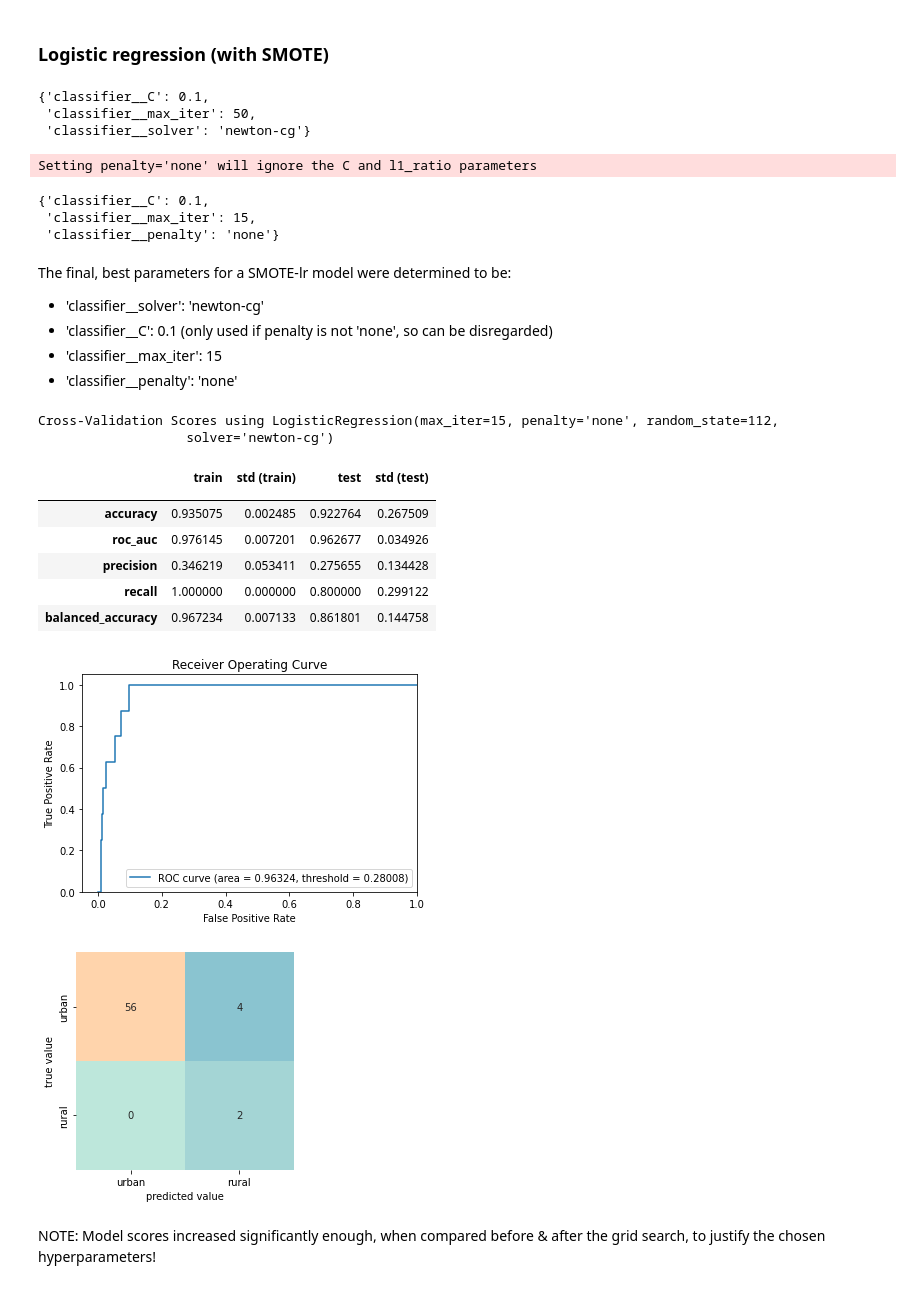
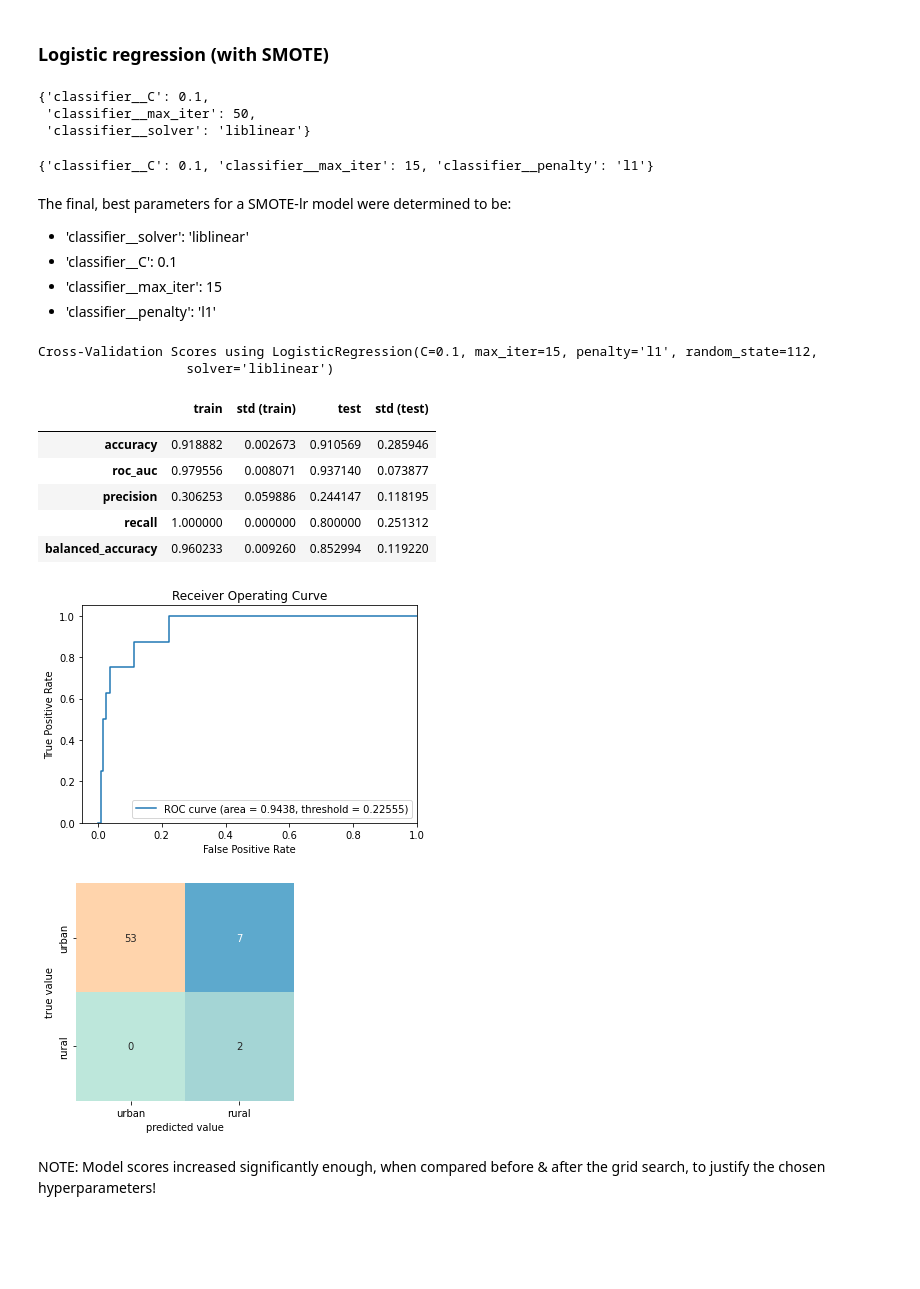
Before and after one commit to maria-jl/DRIVES-rural-urban, a Jupyter notebook: driving correlations (machine learning)/7. rural urban_driving MODELS.ipynb, the cells around one changed output. Saved outputs shown, nothing was run; the diff lists cells and outputs as text; code cells hidden in the pictures; blank space fills up the shorter version.

```diff
--- a/driving correlations (machine learning)/7. rural urban_driving MODELS.ipynb
+++ b/driving correlations (machine learning)/7. rural urban_driving MODELS.ipynb
@@ -328,0 +389,27 @@ sns.heatmap(pd.concat([X, y], axis = 1).corr(), annot = True, cbar = False, squa
+# %%
+from statistics import mean, stdev
+from math import sqrt
+
+def cohen_d(ruralf, urbanf):
+    n_urban = 238
+    n_rural = 8
+
+    pooled_std = sqrt( ( (n_rural - 1)*(stdev(ruralf)**2) + (n_urban - 1)*(stdev(urbanf)**2) ) / (n_rural + n_urban - 2) )
+
+    return (mean(ruralf) - mean(urbanf))/pooled_std
+# %%
+retained_features = []
+
+for f in X2.columns: ## for feature in X2... still using X2 at this point so that cohen's d values for all features are available for reference
+    cd = cohen_d(rural.loc[:, f], urban.loc[:, f])
+
+    if (cd >= 0.2) or (cd <= -0.2):
+        print(f"cohen's d of {f}", cd)
+        retained_features.append(f)
+
+X4 = X3.filter(retained_features)
+
+# as a rule, cohen's d < 0.2 --> small effect
+#                      < 0.5 --> medium effect
+#                      < 0.8 --> large effect
+# and so on...
@@ -328,0 +451,2 @@ sns.heatmap(pd.concat([X, y], axis = 1).corr(), annot = True, cbar = False, squa
+# %%
+X = X4.drop(columns = ['avg. no. hard braking/trip', 'avg. no. hard accel/trip', 'average AVG acceleration', 'average AVG jerk', 'average AVG speed', 'average SD of speed', 'avg. no. speeding/trip'])
@@ -429,12 +564,14 @@ def RUconfusion (model, smote = False):
 
     X_train, X_test, y_train, y_test = train_test_split(X, y, test_size = 0.25, stratify = y, random_state = 112)
 
-    X_train._index(drop = True, inplace = True) ## resetting indices of all sets, since mixed indices may
+    X_train.reset_index(drop = True, inplace = True) ## resetting indices of all sets, since mixed indices may
     X_test.reset_index(drop = True, inplace = True)   ## negatively impact the model in some cases
     y_train.reset_index(drop = True, inplace = True)
     y_test.reset_index(drop = True, inplace = True)
 
     ### performing feature transformation (preprocessing)
+    s = StandardScaler()
+
     X_train = pd.DataFrame(s.fit_transform(X_train), columns = X_train.columns) # transforming the values for each feature in train based on the mean/std of that feature
     X_test = pd.DataFrame(s.fit_transform(X_test), columns = X_test.columns)    ## while best practice is apparently to standardize test features based on mean/std in train,
                                                                                 ### the pipeline does not seem to do so, so we will reflect this in the confusion matrix
@@ -521,7 +658,7 @@ from sklearn.linear_model import LogisticRegression
 
 CV = StratifiedKFold(n_splits = 4, shuffle = True, random_state = 112)
 # %%
-# Preliminary grid search (searches 5x9x5 = 225 sets of random values)
+# Preliminary grid search (searches 5x9x4 = 180 sets of random values)
 
 pipeline = Pipeline(steps = [['scaler', StandardScaler()],
                              ['oversampler', SMOTE(random_state = 112)],
@@ -529,7 +666,7 @@ pipeline = Pipeline(steps = [['scaler', StandardScaler()],
 
 grid = {'classifier__solver': ['newton-cg', 'lbfgs', 'liblinear', 'sag', 'saga'], ## note 'classifier__' needed to specify the element in the pipeline which we are investigating
         'classifier__max_iter': list(np.arange(50, 501, 50)),
-        'classifier__C': [0.1, 1, 10, 100, 1000]}
+        'classifier__C': [0.1, 1, 10, 100]}
 
 prelim_grid_search = GridSearchCV(estimator = pipeline, param_grid = grid, scoring = 'roc_auc', cv = CV, n_jobs = -1)
 prelim_grid_search.fit(X, y)
@@ -538,53 +675,50 @@ prelim_grid_search.best_params_
 # %% [output]
 {'classifier__C': 0.1,
  'classifier__max_iter': 50,
- 'classifier__solver': 'newton-cg'}
+ 'classifier__solver': 'liblinear'}
 # %%
 # Final grid search (searches 12x2x10 = 240 sets of random values)
 
 pipeline = Pipeline(steps = [['scaler', StandardScaler()],
                              ['oversampler', SMOTE(random_state = 112)],
-                             ['classifier', LogisticRegression(solver = 'newton-cg', random_state = 112)]])
+                             ['classifier', LogisticRegression(solver = 'liblinear', random_state = 112)]])
 
 grid = {'classifier__max_iter': list(np.arange(15, 76, 5)), # while grid search seems to favour very low no. iterations, this often results in the solver not converging, so we will set the minimum at 15
-        'classifier__penalty': ['none', 'l2'],  ## only two penalties supported by newton-cg
+        'classifier__penalty': ['l1', 'l2'],  ## only two penalties supported by liblinear
         'classifier__C': list(np.arange(0.1, 1.1, 0.1))}
 
-prelim_grid_search = GridSearchCV(estimator = pipeline, param_grid = grid, scoring = 'roc_auc', cv = CV, n_jobs = -1)
-prelim_grid_search.fit(X, y) ## try with oversampled data to prevent k_neighbors problem in pipeline?
+final_grid_search = GridSearchCV(estimator = pipeline, param_grid = grid, scoring = 'roc_auc', cv = CV, n_jobs = -1)
+final_grid_search.fit(X, y)
 
-prelim_grid_search.best_params_
+final_grid_search.best_params_
 # %% [output]
-Setting penalty='none' will ignore the C and l1_ratio parameters
+{'classifier__C': 0.1, 'classifier__max_iter': 15, 'classifier__penalty': 'l1'}
-{'classifier__C': 0.1,
- 'classifier__max_iter': 15,
- 'classifier__penalty': 'none'}
 # %% [markdown]
 The final, best parameters for a SMOTE-lr model were determined to be:
-- 'classifier__solver': 'newton-cg'
-- 'classifier__C': 0.1                (only used if penalty is not 'none', so can be disregarded)
+- 'classifier__solver': 'liblinear'
+- 'classifier__C': 0.1
 - 'classifier__max_iter': 15
-- 'classifier__penalty': 'none'
+- 'classifier__penalty': 'l1'
 # %%
-SMOTE_lr = LogisticRegression(solver = 'newton-cg', penalty = 'none', max_iter = 15, random_state = 112) # note that C is not included since it only makes sense for penalty != 'none'
+SMOTE_lr = LogisticRegression(solver = 'liblinear', penalty = 'l1', C = 0.1, max_iter = 15, random_state = 112)
 
 print_scores(SMOTE_lr, CV = RepeatedStratifiedKFold(n_splits = 4, n_repeats = 5, random_state = 112), cv_score = 'all', smote = True)
 print_roc(SMOTE_lr, smote = True)
 RUconfusion(SMOTE_lr, smote = True)
 
 ## NOTE: optimizing for precision in the grid search (instead of roc_auc) increases precision only slightly (e.g. by 0.01) while everything else decreases
 # %% [output]
-Cross-Validation Scores using LogisticRegression(max_iter=15, penalty='none', random_state=112,
-                   solver='newton-cg')
+Cross-Validation Scores using LogisticRegression(C=0.1, max_iter=15, penalty='l1', random_state=112,
+                   solver='liblinear')
 |  | train | std (train) | test | std (test) |
 |  |  |  |  |  |
-| accuracy | 0.935075 | 0.002485 | 0.922764 | 0.267509 |
-| roc_auc | 0.976145 | 0.007201 | 0.962677 | 0.034926 |
-| precision | 0.346219 | 0.053411 | 0.275655 | 0.134428 |
-| recall | 1.000000 | 0.000000 | 0.800000 | 0.299122 |
-| balanced_accuracy | 0.967234 | 0.007133 | 0.861801 | 0.144758 |
+| accuracy | 0.918882 | 0.002673 | 0.910569 | 0.285946 |
+| roc_auc | 0.979556 | 0.008071 | 0.937140 | 0.073877 |
+| precision | 0.306253 | 0.059886 | 0.244147 | 0.118195 |
+| recall | 1.000000 | 0.000000 | 0.800000 | 0.251312 |
+| balanced_accuracy | 0.960233 | 0.009260 | 0.852994 | 0.119220 |
-[figure, old version]
+[figure, new version]
-[figure, old version]
+[figure, new version]
 # %% [markdown]
 NOTE: Model scores increased significantly enough, when compared before & after the grid search, to justify the chosen hyperparameters!
 # %% [markdown]
```
Also changed, not shown: parts of 57 cells of this notebook.
